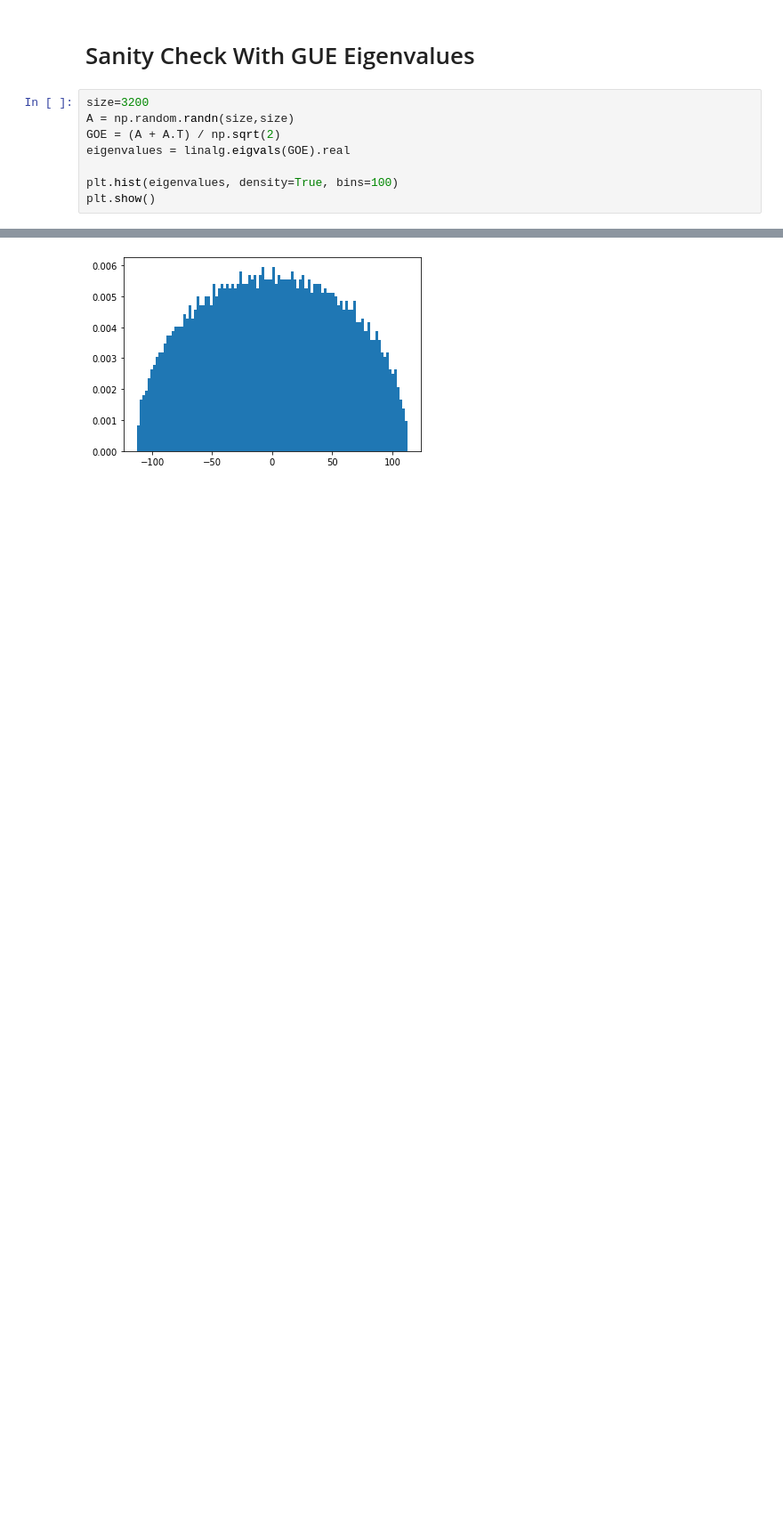
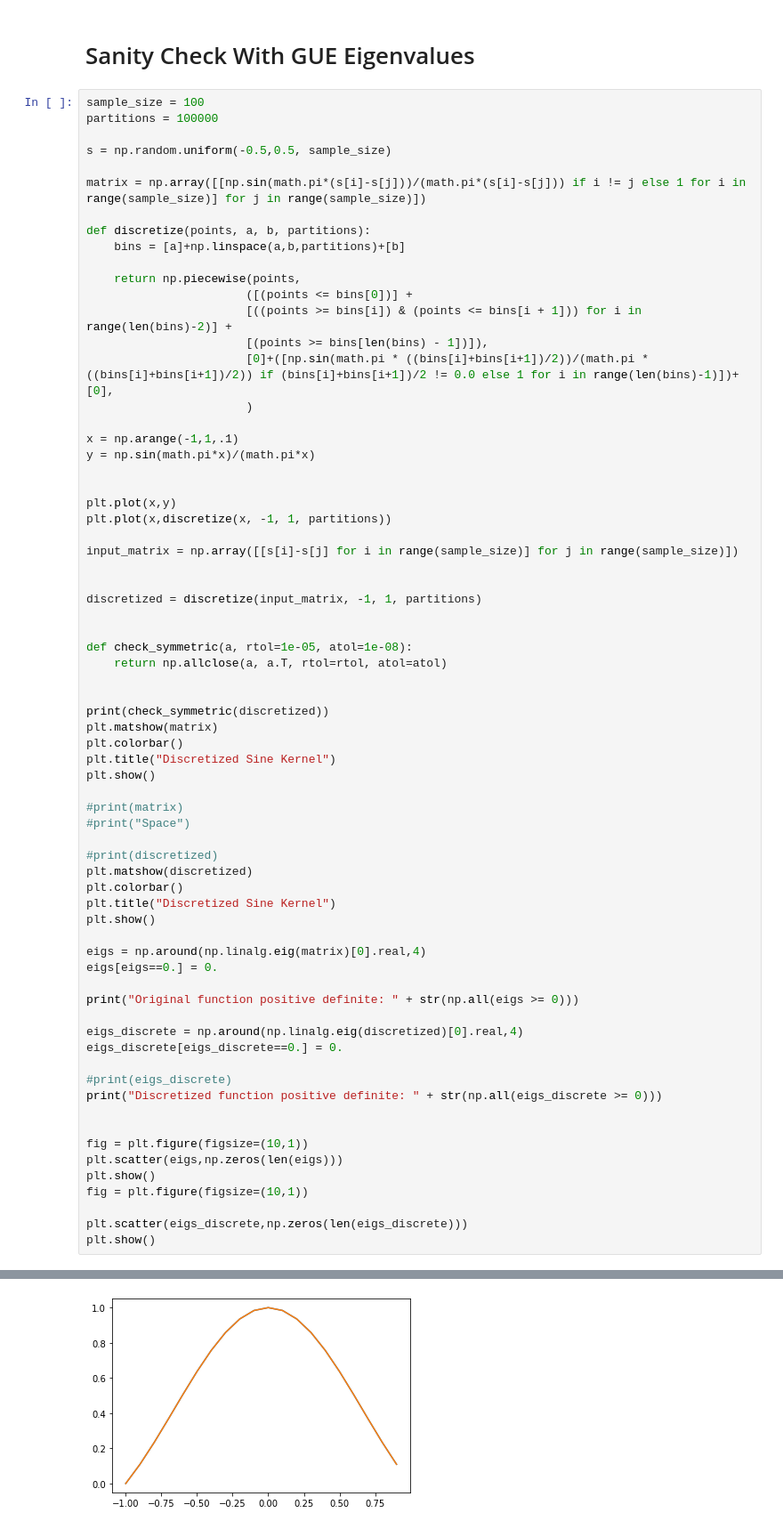
Before and after one commit to SamKirkiles/Determinantal-Point-Process-Sampling, a Jupyter notebook: Determinantal Point Processes.ipynb, the cells around one changed output, grey strips where cells are left out. Shown: that part at 89% size. Saved outputs shown, nothing was run; the diff lists cells and outputs as text; blank space fills up the shorter version.

Commit message:
Added sanity check

```diff
--- a/Determinantal Point Processes.ipynb
+++ b/Determinantal Point Processes.ipynb
@@ -195,11 +254,72 @@ print(len(samples))
 # %% [markdown]
 # Sanity Check With GUE Eigenvalues
 # %%
-size=3200
-A = np.random.randn(size,size)
-GOE = (A + A.T) / np.sqrt(2)
-eigenvalues = linalg.eigvals(GOE).real
+sample_size = 100
+partitions = 100000
 
-plt.hist(eigenvalues, density=True, bins=100)
+s = np.random.uniform(-0.5,0.5, sample_size)
+
+matrix = np.array([[np.sin(math.pi*(s[i]-s[j]))/(math.pi*(s[i]-s[j])) if i != j else 1 for i in range(sample_size)] for j in range(sample_size)])
+
+def discretize(points, a, b, partitions):
+    bins = [a]+np.linspace(a,b,partitions)+[b]
+
+    return np.piecewise(points,
+                       ([(points <= bins[0])] +
+                       [((points >= bins[i]) & (points <= bins[i + 1])) for i in range(len(bins)-2)] +
+                       [(points >= bins[len(bins) - 1])]),
+                       [0]+([np.sin(math.pi * ((bins[i]+bins[i+1])/2))/(math.pi * ((bins[i]+bins[i+1])/2)) if (bins[i]+bins[i+1])/2 != 0.0 else 1 for i in range(len(bins)-1)])+[0],
+                       )
+
+x = np.arange(-1,1,.1)
+y = np.sin(math.pi*x)/(math.pi*x)
+
+
+plt.plot(x,y)
+plt.plot(x,discretize(x, -1, 1, partitions))
+
+input_matrix = np.array([[s[i]-s[j] for i in range(sample_size)] for j in range(sample_size)])
+
+
+discretized = discretize(input_matrix, -1, 1, partitions)
+
+
+def check_symmetric(a, rtol=1e-05, atol=1e-08):
+    return np.allclose(a, a.T, rtol=rtol, atol=atol)
+
+
+print(check_symmetric(discretized))
+plt.matshow(matrix)
+plt.colorbar()
+plt.title("Discretized Sine Kernel")
 plt.show()
+
+#print(matrix)
+#print("Space")
+
+#print(discretized)
+plt.matshow(discretized)
+plt.colorbar()
+plt.title("Discretized Sine Kernel")
+plt.show()
+
+eigs = np.around(np.linalg.eig(matrix)[0].real,4)
+eigs[eigs==0.] = 0.
+
+print("Original function positive definite: " + str(np.all(eigs >= 0)))
+
+eigs_discrete = np.around(np.linalg.eig(discretized)[0].real,4)
+eigs_discrete[eigs_discrete==0.] = 0.
+
+#print(eigs_discrete)
+print("Discretized function positive definite: " + str(np.all(eigs_discrete >= 0)))
+
+
+fig = plt.figure(figsize=(10,1))
+plt.scatter(eigs,np.zeros(len(eigs)))
+plt.show()
+fig = plt.figure(figsize=(10,1))
+
+plt.scatter(eigs_discrete,np.zeros(len(eigs_discrete)))
+plt.show()
 # %% [output]
@@ -206 +327 @@ plt.show()
-[figure, old version]
+[figure, new version]
```
Also changed, not shown: parts of 6 cells of this notebook.
